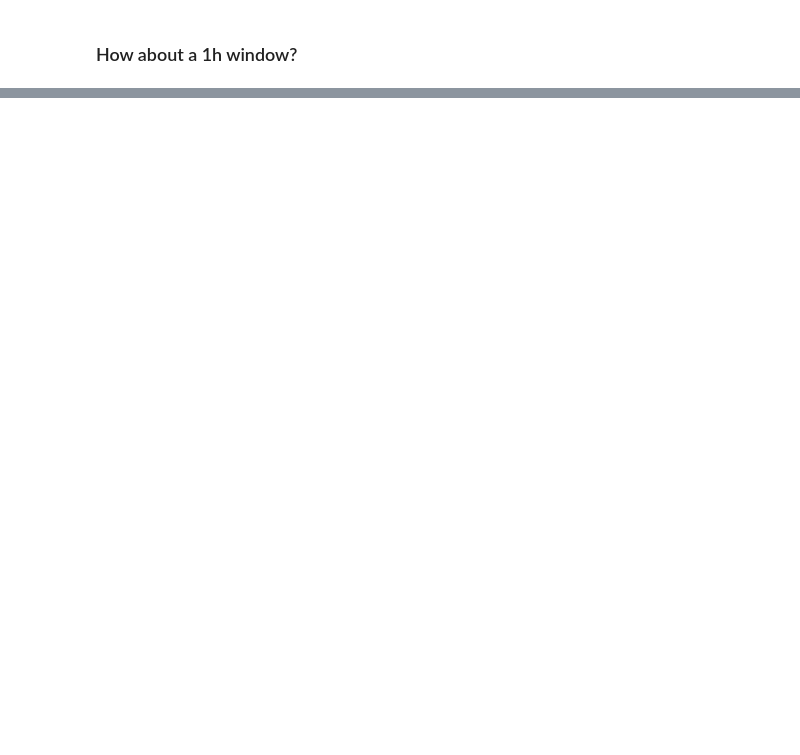
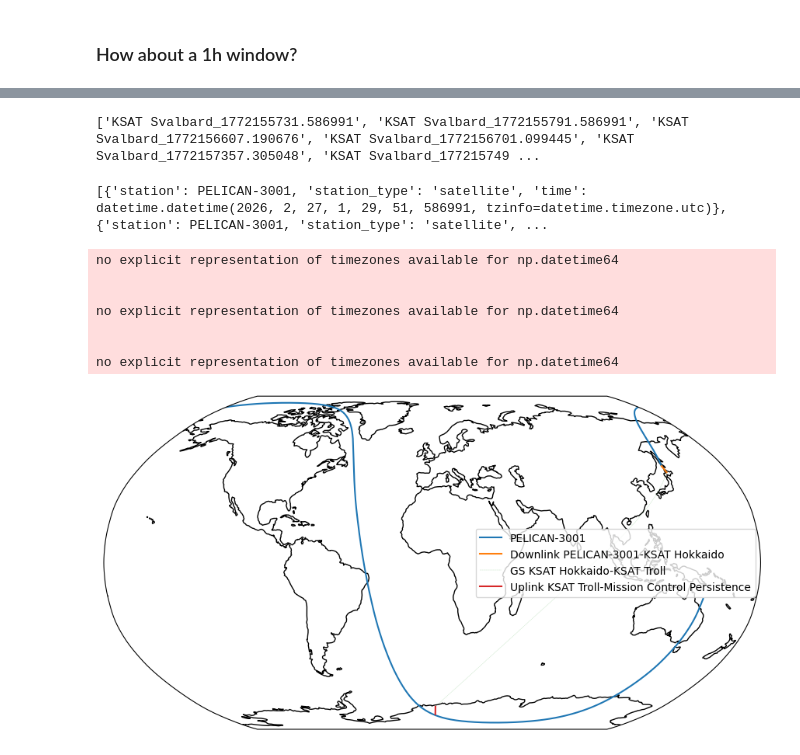
Before and after one commit to seakers/federated-scheduling, a Jupyter notebook: FAME-msa-geometry.ipynb, the cells around one changed output, grey strips where cells are left out. Cells and saved outputs as stored; diff of their text form; code cells hidden in the pictures; blank space fills up the shorter version.

Commit message:
Can now reason about contact graph

```diff
--- a/FAME-msa-geometry.ipynb
+++ b/FAME-msa-geometry.ipynb
@@ -1025,0 +1054,3 @@ plt.savefig("overflights_1h_intervals.png", bbox_inches='tight')
+# %%
+isl_links = find_isl_opportunities(all_satellites, min_time, max_time)
+isl_links
@@ -1025,0 +1338,25 @@ plt.savefig("overflights_1h_intervals.png", bbox_inches='tight')
+# %%
+def shortest_path_between_stations(source_station, target_station, start_time: dt.datetime, contact_graph: nx.DiGraph, contact_graph_times: list):
+    index_time_closest_to_start_time = bisect.bisect(contact_graph_times, start_time)
+    time_closest_to_start_time = contact_graph_times[index_time_closest_to_start_time]
+    start_station_name = f"{source_station.name}_{time_closest_to_start_time.timestamp()}"
+    end_station_name = f"{target_station.name}_EARLIEST_OUT"
+    _path = nx.shortest_path(
+        contact_graph,
+        source=start_station_name,
+        target=end_station_name,
+        weight=duration
+        )
+    # TODO remove all the self-loops
+    abbreviated_path = [contact_graph.nodes[_path[0]]]
+    for index in range(1,len(_path)):
+        _source = contact_graph.nodes[_path[index-1]]
+        _dest = contact_graph.nodes[_path[index]]
+        if _source['station']!=_dest['station']:
+            if _source != abbreviated_path[-1]:
+                abbreviated_path.append(_source)
+            abbreviated_path.append(_dest)
+    return abbreviated_path, _path
+# %%
+contact_graph, contact_graph_times = build_unrolled_temporal_graph(comm_opportunities_by_sat, isl_links)
+print(contact_graph)
@@ -1025,0 +1424,16 @@ plt.savefig("overflights_1h_intervals.png", bbox_inches='tight')
+# %%
+_path = nx.shortest_path(
+    contact_graph,
+    source='KSAT Svalbard_1772155731.586991',
+    # source='PELICAN-6_1772155731.586991',
+    target="PELICAN-6_EARLIEST_OUT",
+    weight=duration
+    )
+print(_path)
+# %% [output]
+['KSAT Svalbard_1772155731.586991', 'KSAT Svalbard_1772155791.586991', 'KSAT Svalbard_1772156607.190676', 'KSAT Svalbard_1772156701.099445', 'KSAT Svalbard_1772157357.305048', 'KSAT Svalbard_177215749 ...
+# %%
+_sp, _ = shortest_path_between_stations(pelican_satellites[0], mission_control_satellites[-1], start_time= min_time, contact_graph=contact_graph, contact_graph_times=contact_graph_times)
+print(_sp)
+# %% [output]
+[{'station': PELICAN-3001, 'station_type': 'satellite', 'time': datetime.datetime(2026, 2, 27, 1, 29, 51, 586991, tzinfo=datetime.timezone.utc)}, {'station': PELICAN-3001, 'station_type': 'satellite', ...
@@ -1025,0 +1521,11 @@ plt.savefig("overflights_1h_intervals.png", bbox_inches='tight')
+# %%
+plot_shortest_path_between_stations(_sp)
+# %% [output]
+no explicit representation of timezones available for np.datetime64
+
+
+no explicit representation of timezones available for np.datetime64
+
+
+no explicit representation of timezones available for np.datetime64
+[figure, added]
```
Also changed, not shown: parts of 27 cells of this notebook, 4 other files.
